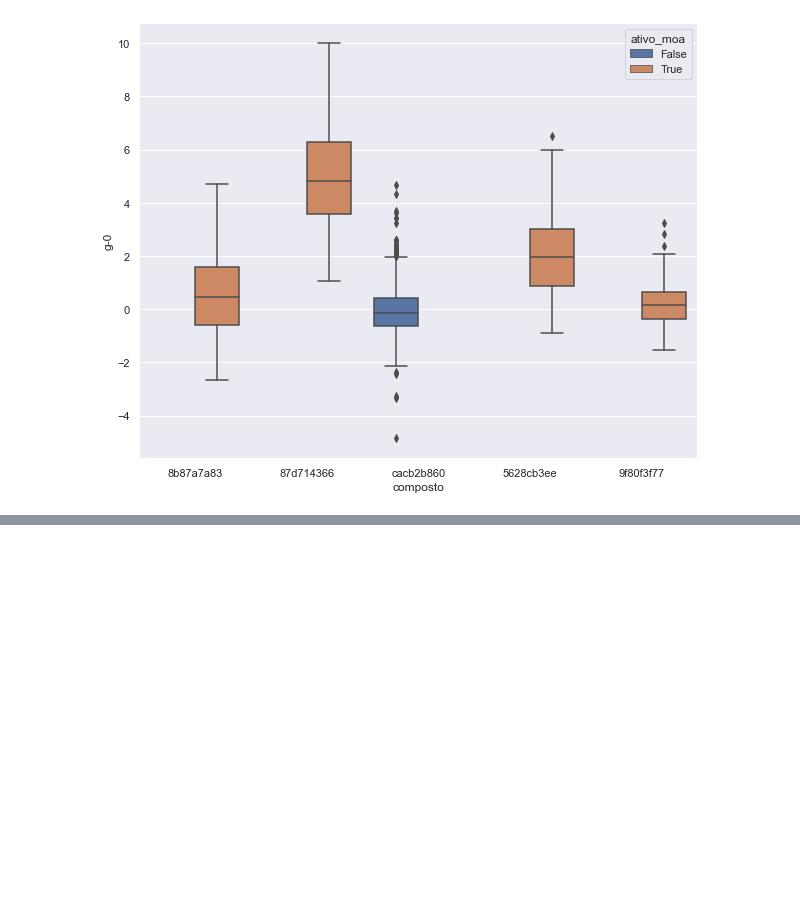
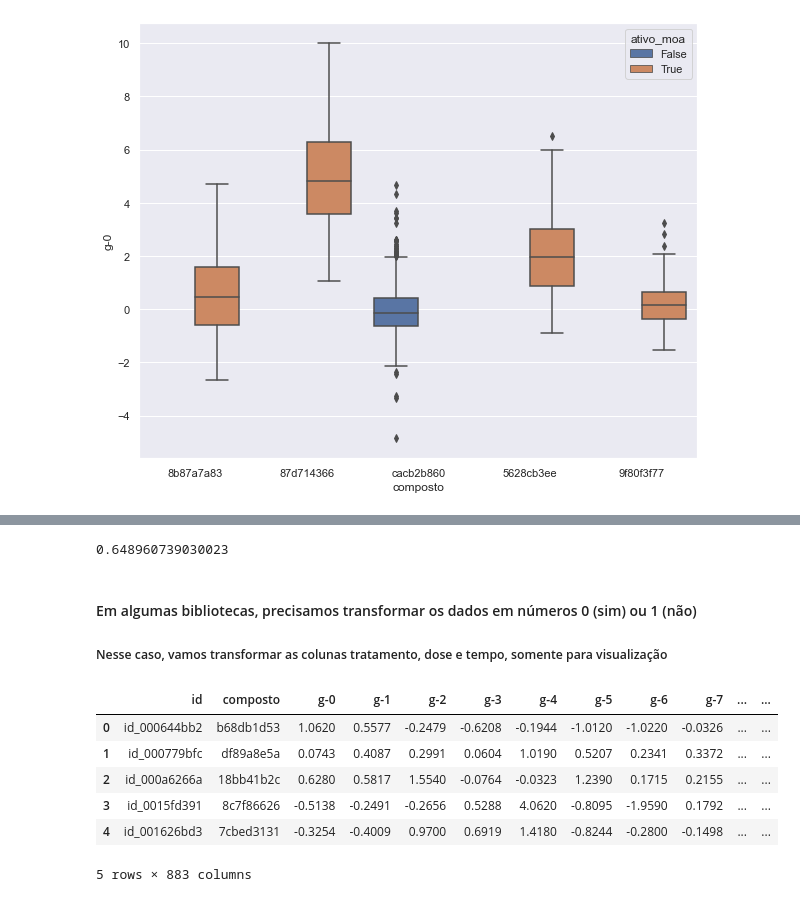
Before and after one commit to RicardoPreto/DataScience_Farmacia, a Jupyter notebook: Project.ipynb, the cells around one changed output, grey strips where cells are left out. Saved outputs shown, nothing was run; the diff lists cells and outputs as text; code cells hidden in the pictures; blank space fills up the shorter version.

```diff
--- a/Project.ipynb
+++ b/Project.ipynb
@@ -559,0 +669,20 @@ plt.show(ax)
+# %%
+# Visualizar a acurácia da previsão
+modelo_random.score(x_teste, y_teste)
+# %% [output]
+0.648960739030023
+# %% [markdown]
+#### Em algumas bibliotecas, precisamos transformar os dados em números 0 (sim) ou 1 (não)
+##### Nesse caso, vamos transformar as colunas tratamento, dose e tempo, somente para visualização
+# %%
+# Gerar a variável pra visualização da transformação
+visualizacao = pd.get_dummies(df_end, columns=['tratamento', 'dose', 'tempo'])
+visualizacao.head()
+# %% [output]
+|  | id | composto | g-0 | g-1 | g-2 | g-3 | g-4 | g-5 | g-6 | g-7 | ... | ... |
+| 0 | id_000644bb2 | b68db1d53 | 1.0620 | 0.5577 | -0.2479 | -0.6208 | -0.1944 | -1.0120 | -1.0220 | -0.0326 | ... | ... |
+| 1 | id_000779bfc | df89a8e5a | 0.0743 | 0.4087 | 0.2991 | 0.0604 | 1.0190 | 0.5207 | 0.2341 | 0.3372 | ... | ... |
+| 2 | id_000a6266a | 18bb41b2c | 0.6280 | 0.5817 | 1.5540 | -0.0764 | -0.0323 | 1.2390 | 0.1715 | 0.2155 | ... | ... |
+| 3 | id_0015fd391 | 8c7f86626 | -0.5138 | -0.2491 | -0.2656 | 0.5288 | 4.0620 | -0.8095 | -1.9590 | 0.1792 | ... | ... |
+| 4 | id_001626bd3 | 7cbed3131 | -0.3254 | -0.4009 | 0.9700 | 0.6919 | 1.4180 | -0.8244 | -0.2800 | -0.1498 | ... | ... |
+5 rows × 883 columns
```
Also changed, not shown: parts of 31 cells of this notebook.
